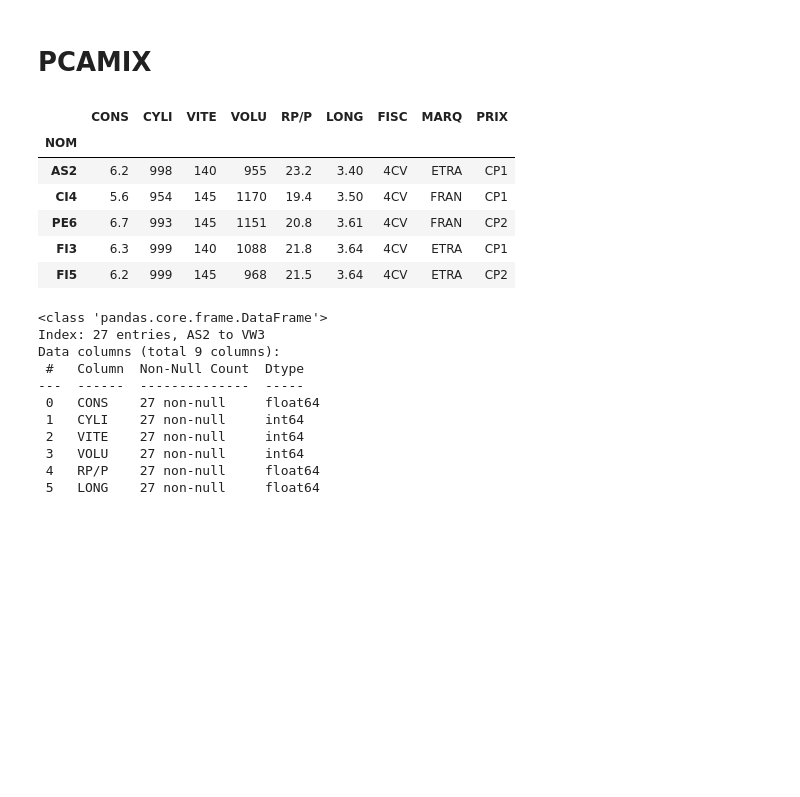
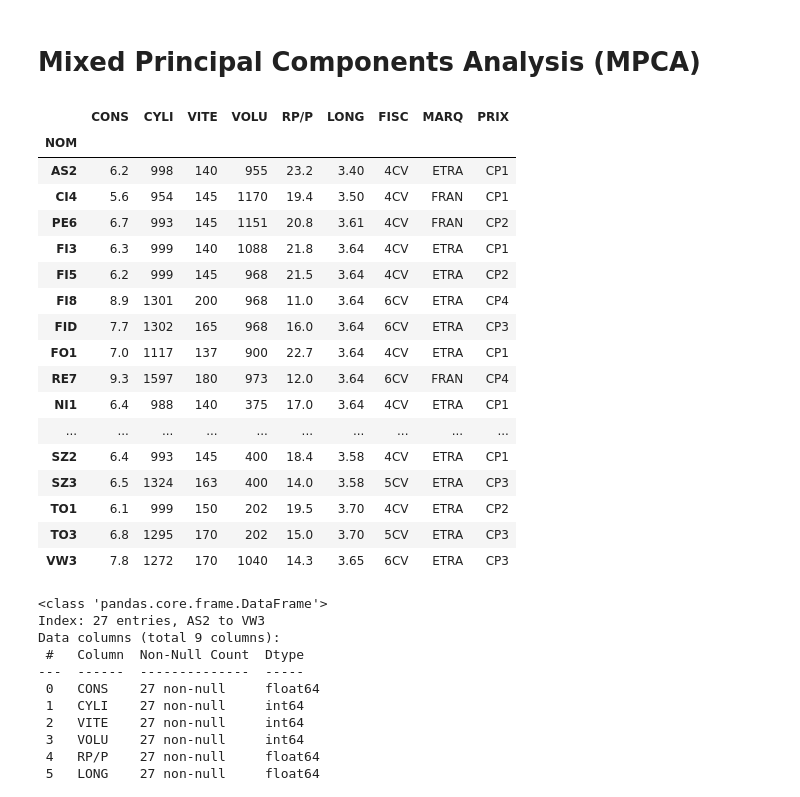
Before and after one commit to enfantbenidedieu/scientisttools, a Jupyter notebook: mpca_cars.ipynb, the cells around one changed output. Cells and saved outputs as stored; diff of their text form; code cells hidden in the pictures; blank space fills up the shorter version.

```diff
--- a/doc/pcamix_cars.ipynb
+++ b/mpca_cars.ipynb
@@ -1,5 +1,5 @@
-# %% [markdown]
-# PCAMIX
+# %% [markdown]
+# Mixed Principal Components Analysis (MPCA)
 # %%
 import warnings
 warnings.simplefilter(action='ignore', category=FutureWarning)
@@ -7,15 +7,26 @@ warnings.filterwarnings("ignore")
 # %%
 import pandas as pd
 cars = pd.read_csv('./data/acpm_cars.txt', delimiter = " ",header=0,index_col=0)
-cars.head()
+cars
 # %% [output]
 |  | CONS | CYLI | VITE | VOLU | RP/P | LONG | FISC | MARQ | PRIX |
 | NOM |  |  |  |  |  |  |  |  |  |
 | AS2 | 6.2 | 998 | 140 | 955 | 23.2 | 3.40 | 4CV | ETRA | CP1 |
 | CI4 | 5.6 | 954 | 145 | 1170 | 19.4 | 3.50 | 4CV | FRAN | CP1 |
 | PE6 | 6.7 | 993 | 145 | 1151 | 20.8 | 3.61 | 4CV | FRAN | CP2 |
 | FI3 | 6.3 | 999 | 140 | 1088 | 21.8 | 3.64 | 4CV | ETRA | CP1 |
 | FI5 | 6.2 | 999 | 145 | 968 | 21.5 | 3.64 | 4CV | ETRA | CP2 |
+| FI8 | 8.9 | 1301 | 200 | 968 | 11.0 | 3.64 | 6CV | ETRA | CP4 |
+| FID | 7.7 | 1302 | 165 | 968 | 16.0 | 3.64 | 6CV | ETRA | CP3 |
+| FO1 | 7.0 | 1117 | 137 | 900 | 22.7 | 3.64 | 4CV | ETRA | CP1 |
+| RE7 | 9.3 | 1597 | 180 | 973 | 12.0 | 3.64 | 6CV | FRAN | CP4 |
+| NI1 | 6.4 | 988 | 140 | 375 | 17.0 | 3.64 | 4CV | ETRA | CP1 |
+| ... | ... | ... | ... | ... | ... | ... | ... | ... | ... |
+| SZ2 | 6.4 | 993 | 145 | 400 | 18.4 | 3.58 | 4CV | ETRA | CP1 |
+| SZ3 | 6.5 | 1324 | 163 | 400 | 14.0 | 3.58 | 5CV | ETRA | CP3 |
+| TO1 | 6.1 | 999 | 150 | 202 | 19.5 | 3.70 | 4CV | ETRA | CP2 |
+| TO3 | 6.8 | 1295 | 170 | 202 | 15.0 | 3.70 | 5CV | ETRA | CP3 |
+| VW3 | 7.8 | 1272 | 170 | 1040 | 14.3 | 3.65 | 6CV | ETRA | CP3 |
 # %%
 cars.info()
 # %% [output]
```
Also changed, not shown: parts of 32 cells of this notebook, 19 other files.
